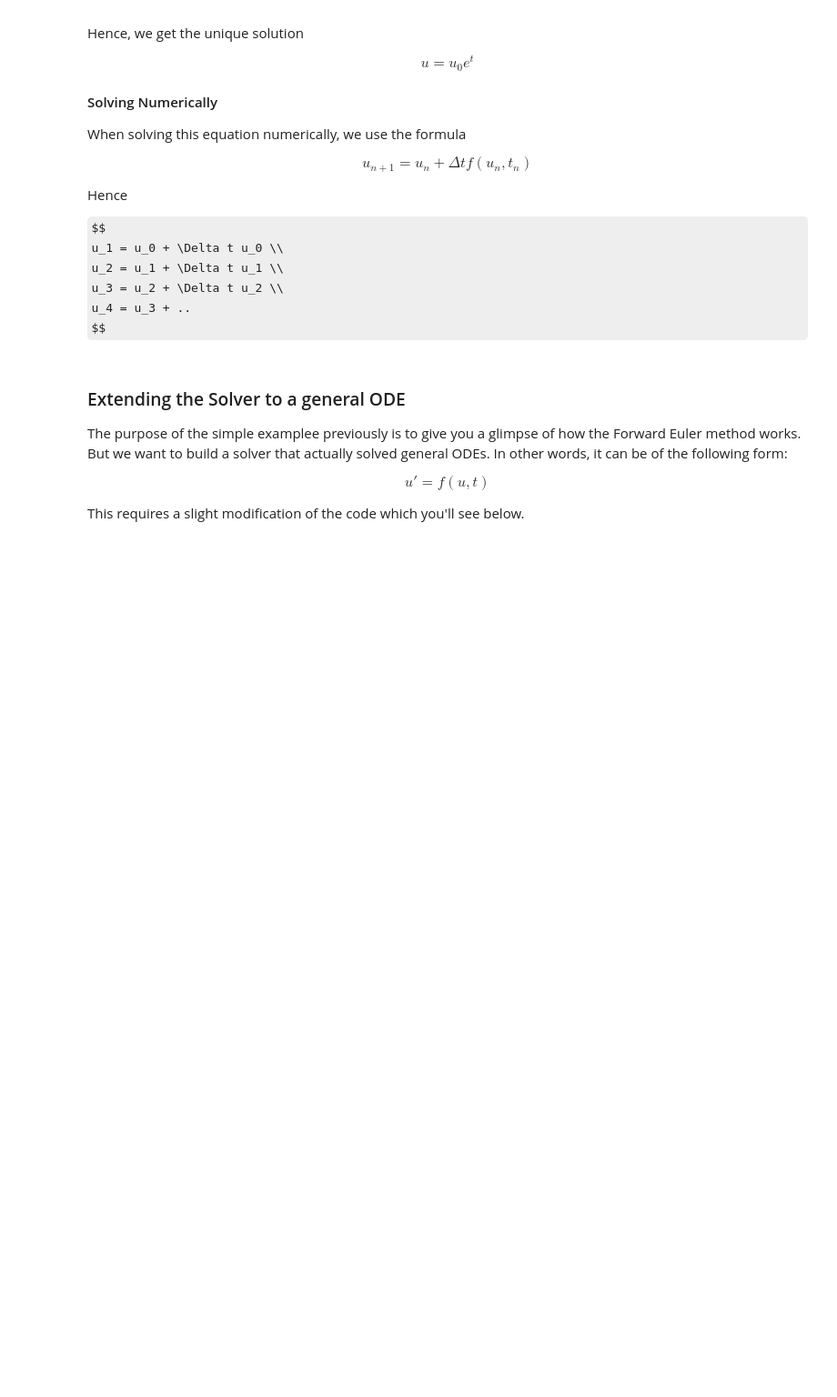
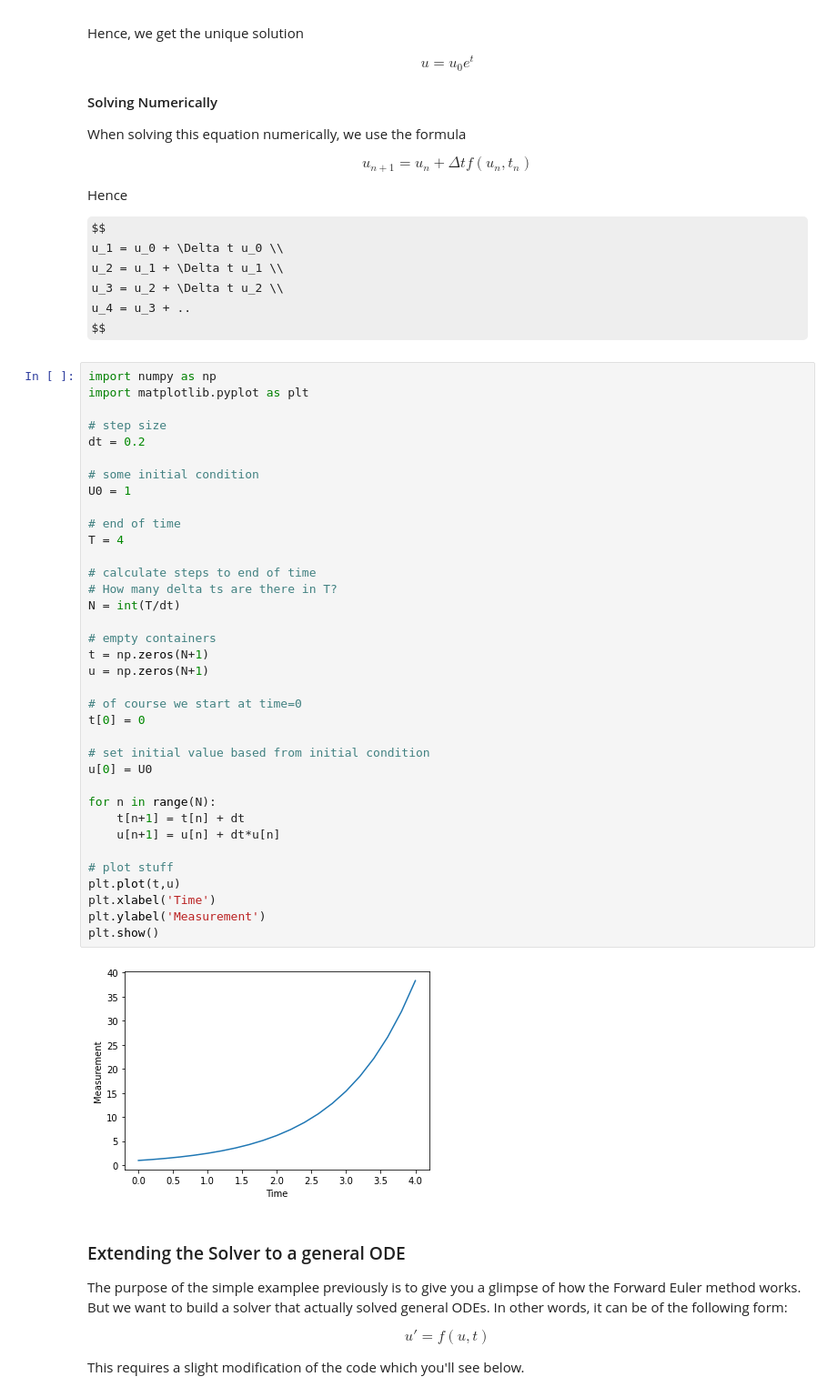
Before and after one commit to aim-msds/cxsy, a Jupyter notebook: ODE/Solving Differential Equations Class.ipynb, the cells around one changed output. Shown at 91% size. Drawn from its saved outputs; the diff is of its cells as text; some formulas as TeX source; blank space fills up the shorter version.

```diff
--- a/ODE/Solving Differential Equations Class.ipynb
+++ b/ODE/Solving Differential Equations Class.ipynb
@@ -54,6 +54,44 @@ u_2 = u_1 + \Delta t u_1 \\
 u_3 = u_2 + \Delta t u_2 \\
 u_4 = u_3 + ..
 $$
+# %%
+import numpy as np
+import matplotlib.pyplot as plt
+
+# step size
+dt = 0.2
+
+# some initial condition
+U0 = 1
+
+# end of time
+T = 4
+
+# calculate steps to end of time
+# How many delta ts are there in T?
+N = int(T/dt)
+
+# empty containers
+t = np.zeros(N+1)
+u = np.zeros(N+1)
+
+# of course we start at time=0
+t[0] = 0
+
+# set initial value based from initial condition
+u[0] = U0
+
+for n in range(N):
+    t[n+1] = t[n] + dt
+    u[n+1] = u[n] + dt*u[n]
+
+# plot stuff
+plt.plot(t,u)
+plt.xlabel('Time')
+plt.ylabel('Measurement')
+plt.show()
+# %% [output]
+[figure, added]
 # %% [markdown]
 ### Extending the Solver to a general ODE
 
```
Also changed, not shown: parts of 13 cells of this notebook, 1 other file.
